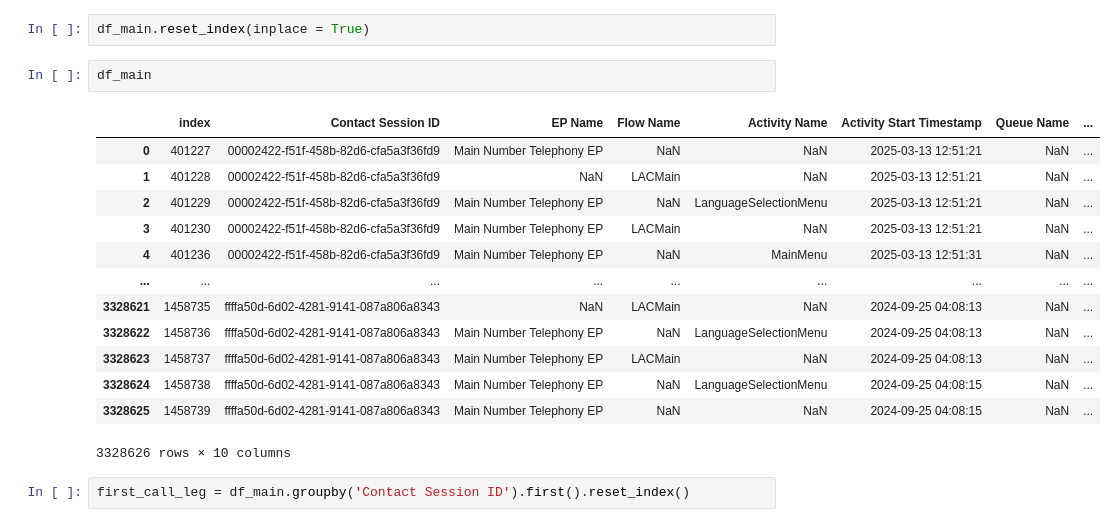
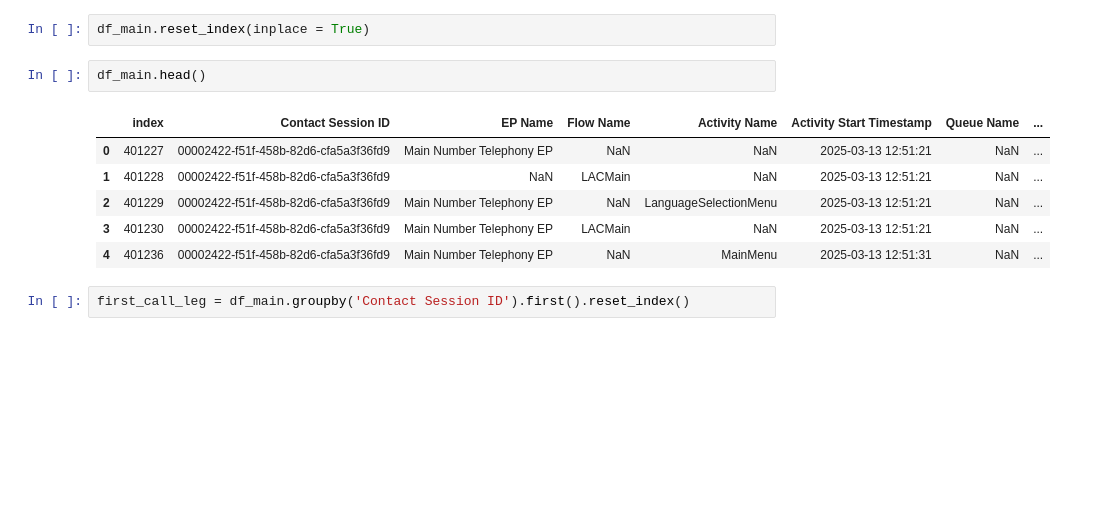
Before and after one commit to arvindkrishna87/STAT390_LegalAid_Fall2025, a Jupyter notebook: Internal work of Teams/Krish/CAR_data_import_code_and_EDA.ipynb, the cells around one changed output. Saved outputs shown, nothing was run; the diff lists cells and outputs as text; blank space fills up the shorter version.

```diff
--- a/Internal work of Teams/Krish/CAR_data_import_code_and_EDA.ipynb
+++ b/Internal work of Teams/Krish/CAR_data_import_code_and_EDA.ipynb
@@ -75,21 +75,14 @@ df_main.sort_values(by = ['Contact Session ID', 'Activity Start Timestamp'], inp
 # %%
 df_main.reset_index(inplace = True)
 # %%
-df_main
+df_main.head()
 # %% [output]
 |  | index | Contact Session ID | EP Name | Flow Name | Activity Name | Activity Start Timestamp | Queue Name | ... |
 | 0 | 401227 | 00002422-f51f-458b-82d6-cfa5a3f36fd9 | Main Number Telephony EP | NaN | NaN | 2025-03-13 12:51:21 | NaN | ... |
 | 1 | 401228 | 00002422-f51f-458b-82d6-cfa5a3f36fd9 | NaN | LACMain | NaN | 2025-03-13 12:51:21 | NaN | ... |
 | 2 | 401229 | 00002422-f51f-458b-82d6-cfa5a3f36fd9 | Main Number Telephony EP | NaN | LanguageSelectionMenu | 2025-03-13 12:51:21 | NaN | ... |
 | 3 | 401230 | 00002422-f51f-458b-82d6-cfa5a3f36fd9 | Main Number Telephony EP | LACMain | NaN | 2025-03-13 12:51:21 | NaN | ... |
 | 4 | 401236 | 00002422-f51f-458b-82d6-cfa5a3f36fd9 | Main Number Telephony EP | NaN | MainMenu | 2025-03-13 12:51:31 | NaN | ... |
-| ... | ... | ... | ... | ... | ... | ... | ... | ... |
-| 3328621 | 1458735 | ffffa50d-6d02-4281-9141-087a806a8343 | NaN | LACMain | NaN | 2024-09-25 04:08:13 | NaN | ... |
-| 3328622 | 1458736 | ffffa50d-6d02-4281-9141-087a806a8343 | Main Number Telephony EP | NaN | LanguageSelectionMenu | 2024-09-25 04:08:13 | NaN | ... |
-| 3328623 | 1458737 | ffffa50d-6d02-4281-9141-087a806a8343 | Main Number Telephony EP | LACMain | NaN | 2024-09-25 04:08:13 | NaN | ... |
-| 3328624 | 1458738 | ffffa50d-6d02-4281-9141-087a806a8343 | Main Number Telephony EP | NaN | LanguageSelectionMenu | 2024-09-25 04:08:15 | NaN | ... |
-| 3328625 | 1458739 | ffffa50d-6d02-4281-9141-087a806a8343 | Main Number Telephony EP | NaN | NaN | 2024-09-25 04:08:15 | NaN | ... |
-3328626 rows × 10 columns
 # %%
 first_call_leg = df_main.groupby('Contact Session ID').first().reset_index()
 # %%
```
Also changed, not shown: 1 other file.
